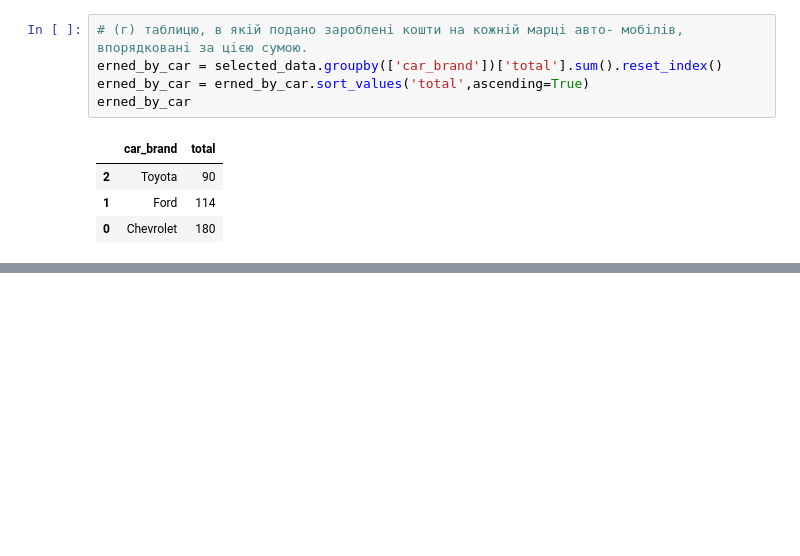
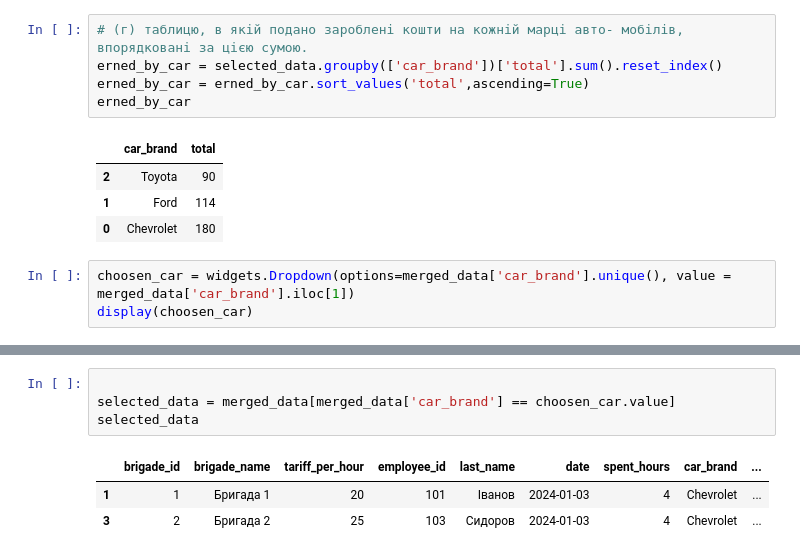
Before and after one commit to Rostyslavkoo/my-python, a Jupyter notebook: src/module/auto/main.ipynb, the cells around one changed output, grey strips where cells are left out. Drawn from its saved outputs; the diff is of its cells as text; blank space fills up the shorter version.

Commit message:
add widgets

```diff
--- a/src/module/auto/main.ipynb
+++ b/src/module/auto/main.ipynb
@@ -75,3 +75,6 @@ erned_by_car
 | 2 | Toyota | 90 |
 | 1 | Ford | 114 |
 | 0 | Chevrolet | 180 |
+# %%
+choosen_car = widgets.Dropdown(options=merged_data['car_brand'].unique(), value = merged_data['car_brand'].iloc[1])
+display(choosen_car)
@@ -77,0 +83,8 @@ erned_by_car
+# %%
+
+selected_data = merged_data[merged_data['car_brand'] == choosen_car.value]
+selected_data
+# %% [output]
+|  | brigade_id | brigade_name | tariff_per_hour | employee_id | last_name | date | spent_hours | car_brand | ... |
+| 1 | 1 | Бригада 1 | 20 | 101 | Іванов | 2024-01-03 | 4 | Chevrolet | ... |
+| 3 | 2 | Бригада 2 | 25 | 103 | Сидоров | 2024-01-03 | 4 | Chevrolet | ... |
```
Also changed, not shown: parts of 6 cells of this notebook.
